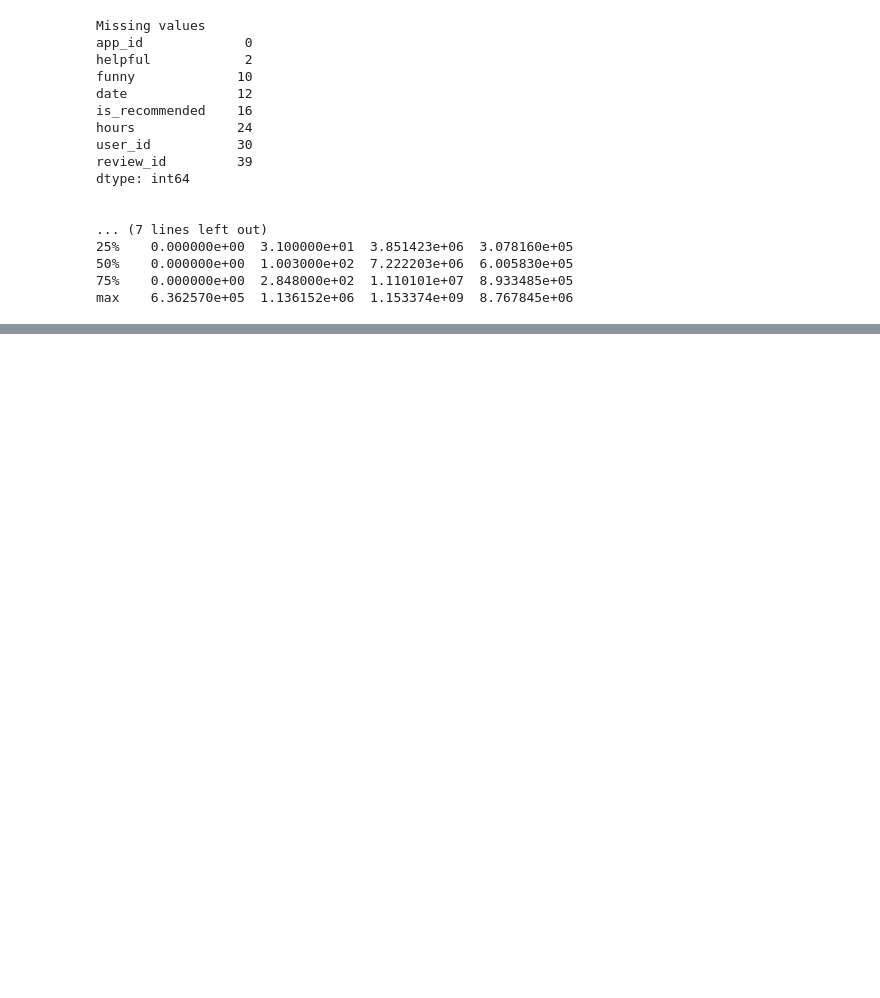
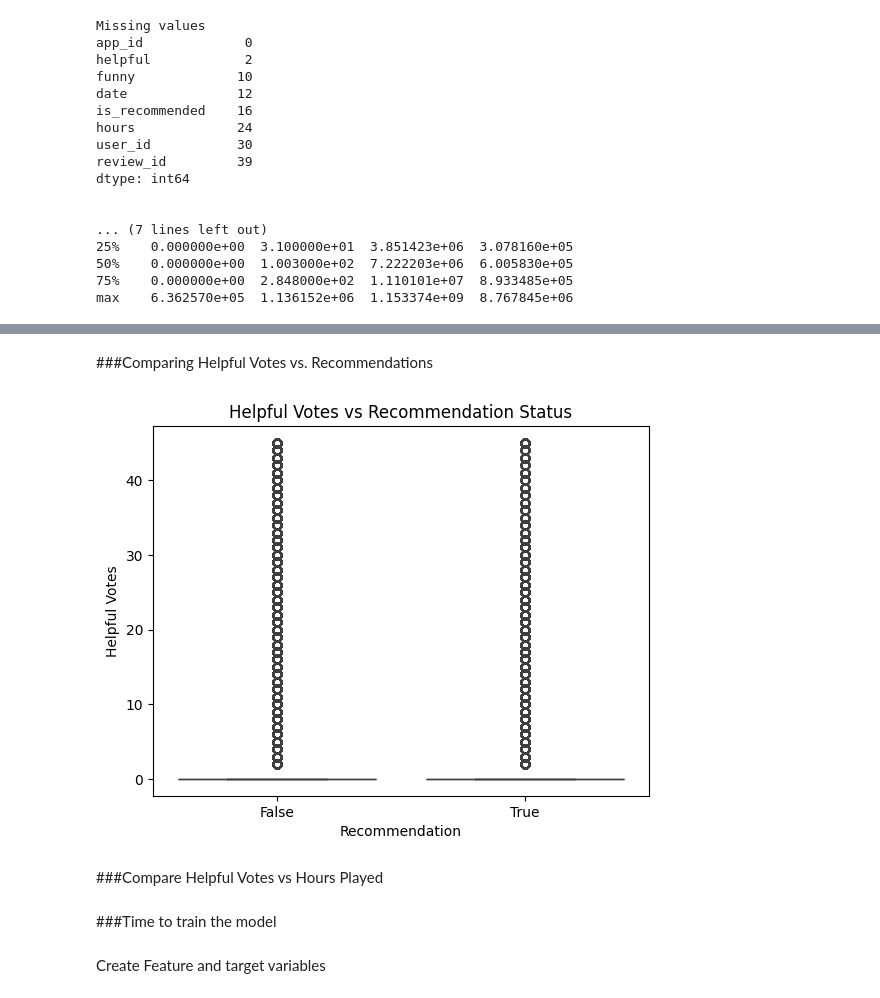
Before and after one commit to ZSCode768/Machine-Learning-Project, a Jupyter notebook: Surlow_EDA_Project.ipynb, the cells around one changed output, grey strips where cells are left out. Saved outputs shown, nothing was run; the diff lists cells and outputs as text; code cells hidden in the pictures; blank space fills up the shorter version.

```diff
--- a/Surlow_EDA_Project.ipynb
+++ b/Surlow_EDA_Project.ipynb
@@ -102,0 +159,16 @@ Name: proportion, dtype: object
+# %% [markdown]
+###Comparing Helpful Votes vs. Recommendations
+# %%
+data['is_recommended'] = data['is_recommended'].str.lower()
+data['is_recommended'] = data['is_recommended'].map({'true': True, 'false': False})
+data['is_recommended'] = data['is_recommended'].fillna(False)
+
+sns.boxplot(x='is_recommended', y='helpful', data=data)
+plt.title('Helpful Votes vs Recommendation Status')
+plt.xlabel('Recommendation')
+plt.ylabel('Helpful Votes')
+plt.show()
+# %% [output]
+[figure, added]
+# %% [markdown]
+###Compare Helpful Votes vs Hours Played
@@ -102,0 +185,4 @@ Name: proportion, dtype: object
+# %% [markdown]
+###Time to train the model
+# %% [markdown]
+Create Feature and target variables
```
Also changed, not shown: parts of 21 cells of this notebook.
